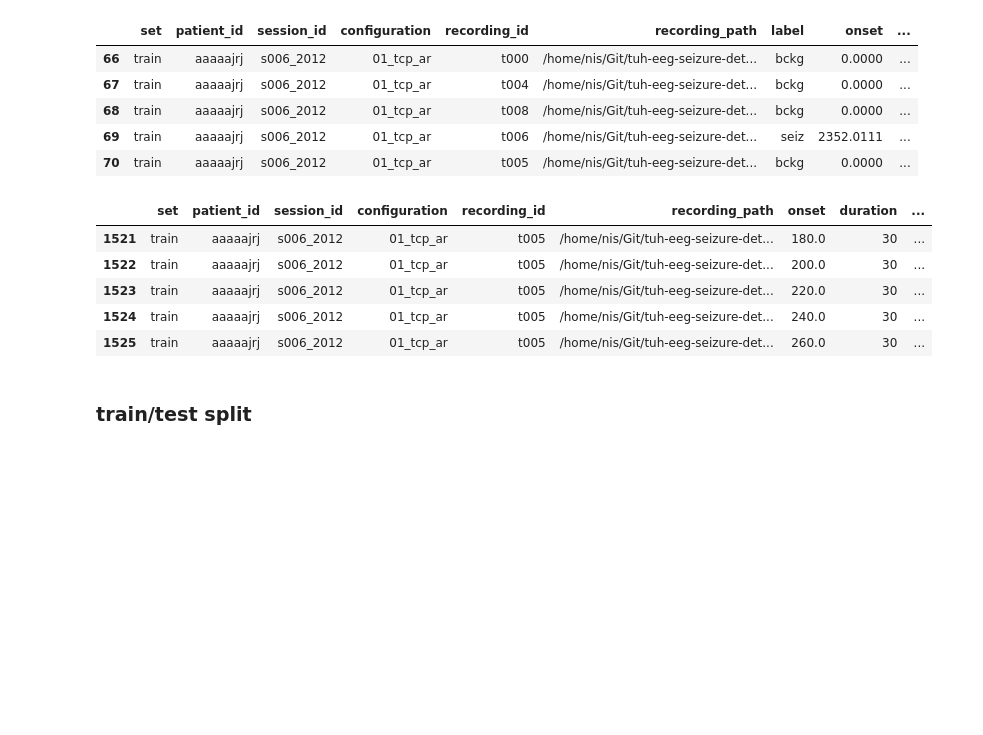
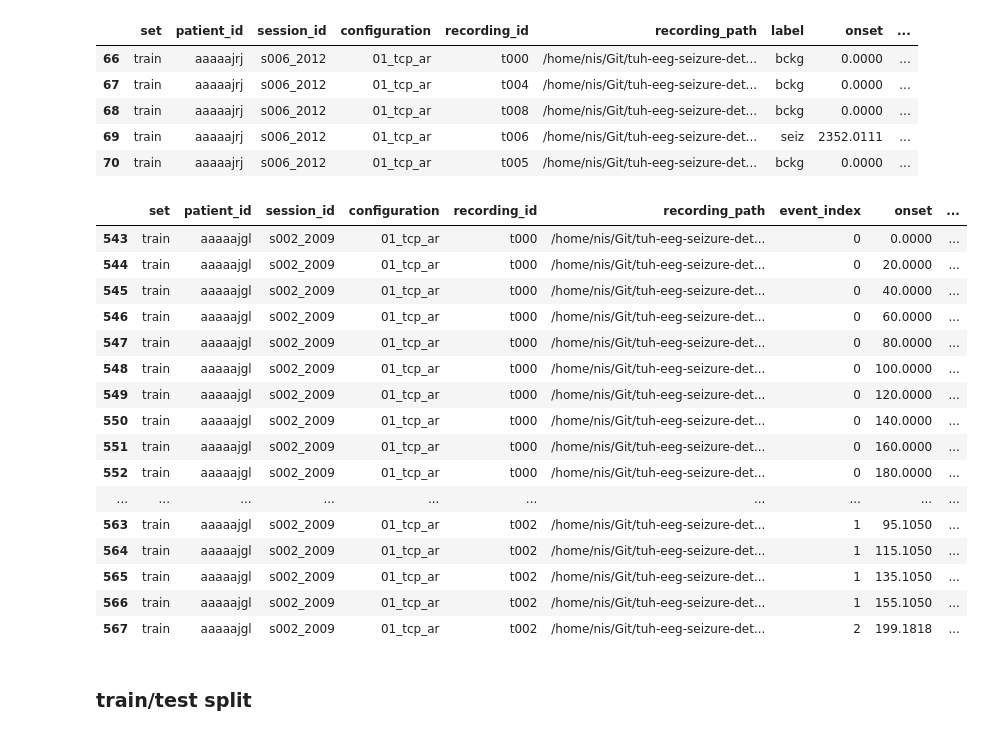
Before and after one commit to JannisHajda/tuh-eeg-seizure-detection, a Jupyter notebook: pre_processing_fast.ipynb, the cells around one changed output. Saved outputs shown, nothing was run; the diff lists cells and outputs as text; code cells hidden in the pictures; blank space fills up the shorter version.

Commit message:
1: Added event id to windows, added option to group windows by recording_path, added preprocess_recordings function

```diff
--- a/pre_processing_fast.ipynb
+++ b/pre_processing_fast.ipynb
@@ -126,7 +126,7 @@ data.tail()
 | 70 | train | aaaaajrj | s006_2012 | 01_tcp_ar | t005 | /home/nis/Git/tuh-eeg-seizure-det... | bckg | 0.0000 | ... |
 # %%
 def load_windows(tuh_eeg_seizure_corpus_path: str, window_length: int, overlap: int, configurations: list):
-    cols = ["set", "patient_id", "session_id", "configuration", "recording_id", "recording_path", "onset", "duration", "label"]
+    cols = ["set", "patient_id", "session_id", "configuration", "recording_id", "recording_path", "event_index", "onset", "stop", "label"]
     data = []
 
     edf_path = os.path.join(RAW_PATH, "edf")
@@ -152,44 +152,55 @@ def load_windows(tuh_eeg_seizure_corpus_path: str, window_length: int, overlap:
             annotation_path = recording_path.replace(".edf", ".csv_bi")
 
             if not os.path.exists(recording_path) or not os.path.exists(annotation_path):
                 continue
 
             events = extract_events_from_annotations(annotation_path)
 
-            # each event needs to be split into windows with overlap
-            for event in events:
+            for i, event in enumerate(events):
                 start_time = event["onset"]
                 stop_time = event["onset"] + event["duration"]
 
                 if stop_time - start_time < WINDOW_LENGTH:
                     continue
 
                 while start_time + WINDOW_LENGTH < stop_time:
                     data.append({
                         "set": set_name,
                         "patient_id": patient_id,
                         "session_id": session_id,
                         "configuration": configuration,
                         "recording_id": recording_id,
                         "recording_path": recording_path,
+                        "event_index": i,
                         "onset": start_time,
-                        "duration": WINDOW_LENGTH,
+                        "stop": start_time + WINDOW_LENGTH,
                         "label": event["label"],
                     })
 
                     start_time += WINDOW_LENGTH - OVERLAP
 
     return pd.DataFrame(data, columns=cols)
 
-windows = load_windows()
-windows.tail()
+windows = load_windows(RAW_PATH, WINDOW_LENGTH, OVERLAP, CONFIGURATIONS)
+windows[windows["patient_id"] == "aaaaajgl"]
 # %% [output]
-|  | set | patient_id | session_id | configuration | recording_id | recording_path | onset | duration | ... |
-| 1521 | train | aaaaajrj | s006_2012 | 01_tcp_ar | t005 | /home/nis/Git/tuh-eeg-seizure-det... | 180.0 | 30 | ... |
-| 1522 | train | aaaaajrj | s006_2012 | 01_tcp_ar | t005 | /home/nis/Git/tuh-eeg-seizure-det... | 200.0 | 30 | ... |
-| 1523 | train | aaaaajrj | s006_2012 | 01_tcp_ar | t005 | /home/nis/Git/tuh-eeg-seizure-det... | 220.0 | 30 | ... |
-| 1524 | train | aaaaajrj | s006_2012 | 01_tcp_ar | t005 | /home/nis/Git/tuh-eeg-seizure-det... | 240.0 | 30 | ... |
-| 1525 | train | aaaaajrj | s006_2012 | 01_tcp_ar | t005 | /home/nis/Git/tuh-eeg-seizure-det... | 260.0 | 30 | ... |
+|  | set | patient_id | session_id | configuration | recording_id | recording_path | event_index | onset | ... |
+| 543 | train | aaaaajgl | s002_2009 | 01_tcp_ar | t000 | /home/nis/Git/tuh-eeg-seizure-det... | 0 | 0.0000 | ... |
+| 544 | train | aaaaajgl | s002_2009 | 01_tcp_ar | t000 | /home/nis/Git/tuh-eeg-seizure-det... | 0 | 20.0000 | ... |
+| 545 | train | aaaaajgl | s002_2009 | 01_tcp_ar | t000 | /home/nis/Git/tuh-eeg-seizure-det... | 0 | 40.0000 | ... |
+| 546 | train | aaaaajgl | s002_2009 | 01_tcp_ar | t000 | /home/nis/Git/tuh-eeg-seizure-det... | 0 | 60.0000 | ... |
+| 547 | train | aaaaajgl | s002_2009 | 01_tcp_ar | t000 | /home/nis/Git/tuh-eeg-seizure-det... | 0 | 80.0000 | ... |
+| 548 | train | aaaaajgl | s002_2009 | 01_tcp_ar | t000 | /home/nis/Git/tuh-eeg-seizure-det... | 0 | 100.0000 | ... |
+| 549 | train | aaaaajgl | s002_2009 | 01_tcp_ar | t000 | /home/nis/Git/tuh-eeg-seizure-det... | 0 | 120.0000 | ... |
+| 550 | train | aaaaajgl | s002_2009 | 01_tcp_ar | t000 | /home/nis/Git/tuh-eeg-seizure-det... | 0 | 140.0000 | ... |
+| 551 | train | aaaaajgl | s002_2009 | 01_tcp_ar | t000 | /home/nis/Git/tuh-eeg-seizure-det... | 0 | 160.0000 | ... |
+| 552 | train | aaaaajgl | s002_2009 | 01_tcp_ar | t000 | /home/nis/Git/tuh-eeg-seizure-det... | 0 | 180.0000 | ... |
+| ... | ... | ... | ... | ... | ... | ... | ... | ... | ... |
+| 563 | train | aaaaajgl | s002_2009 | 01_tcp_ar | t002 | /home/nis/Git/tuh-eeg-seizure-det... | 1 | 95.1050 | ... |
+| 564 | train | aaaaajgl | s002_2009 | 01_tcp_ar | t002 | /home/nis/Git/tuh-eeg-seizure-det... | 1 | 115.1050 | ... |
+| 565 | train | aaaaajgl | s002_2009 | 01_tcp_ar | t002 | /home/nis/Git/tuh-eeg-seizure-det... | 1 | 135.1050 | ... |
+| 566 | train | aaaaajgl | s002_2009 | 01_tcp_ar | t002 | /home/nis/Git/tuh-eeg-seizure-det... | 1 | 155.1050 | ... |
+| 567 | train | aaaaajgl | s002_2009 | 01_tcp_ar | t002 | /home/nis/Git/tuh-eeg-seizure-det... | 2 | 199.1818 | ... |
 # %% [markdown]
 ### train/test split
 # %%
```
Also changed, not shown: parts of 3 cells of this notebook.
